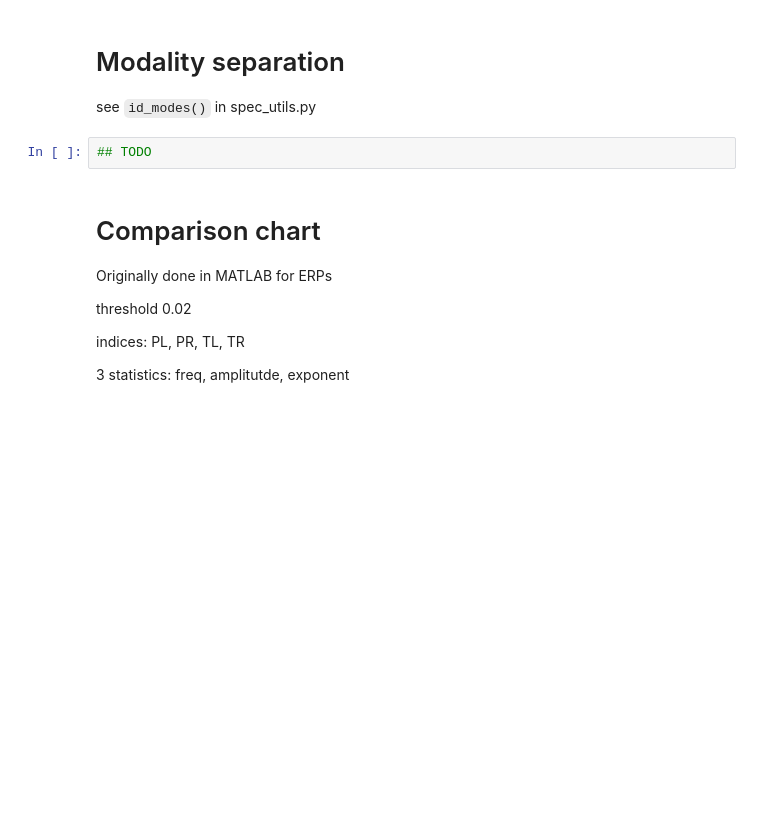
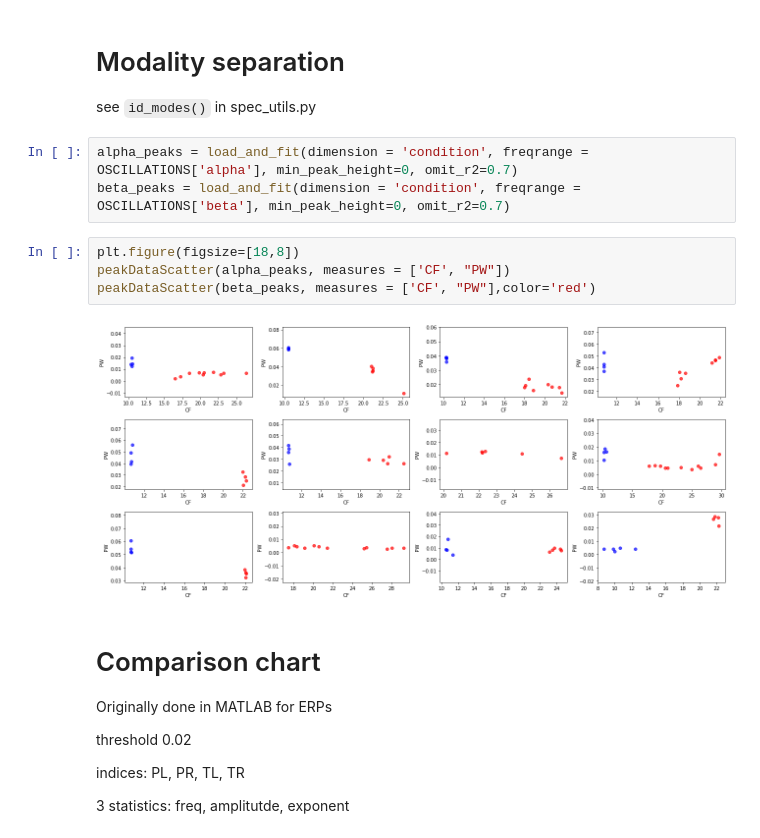
Before and after one commit to bfbarry/Metric-Modulation, a Jupyter notebook: notebooks/spectral_analysis.ipynb, the cells around one changed output. Saved outputs shown, nothing was run; the diff lists cells and outputs as text; blank space fills up the shorter version.

```diff
--- a/notebooks/spectral_analysis.ipynb
+++ b/notebooks/spectral_analysis.ipynb
@@ -116,8 +116,15 @@ plt.hist(rat_l, bins = 15); plt.show()
 # %% [markdown]
 # Modality separation
 see `id_modes()` in spec_utils.py
-# %%
-## TODO
+# %%
+alpha_peaks = load_and_fit(dimension = 'condition', freqrange = OSCILLATIONS['alpha'], min_peak_height=0, omit_r2=0.7)
+beta_peaks = load_and_fit(dimension = 'condition', freqrange = OSCILLATIONS['beta'], min_peak_height=0, omit_r2=0.7)
+# %%
+plt.figure(figsize=[18,8])
+peakDataScatter(alpha_peaks, measures = ['CF', "PW"])
+peakDataScatter(beta_peaks, measures = ['CF', "PW"],color='red')
+# %% [output]
+[figure, added]
 # %% [markdown]
 # Comparison chart
 Originally done in MATLAB for ERPs
```
Also changed, not shown: parts of 13 cells of this notebook, 2 other files.
